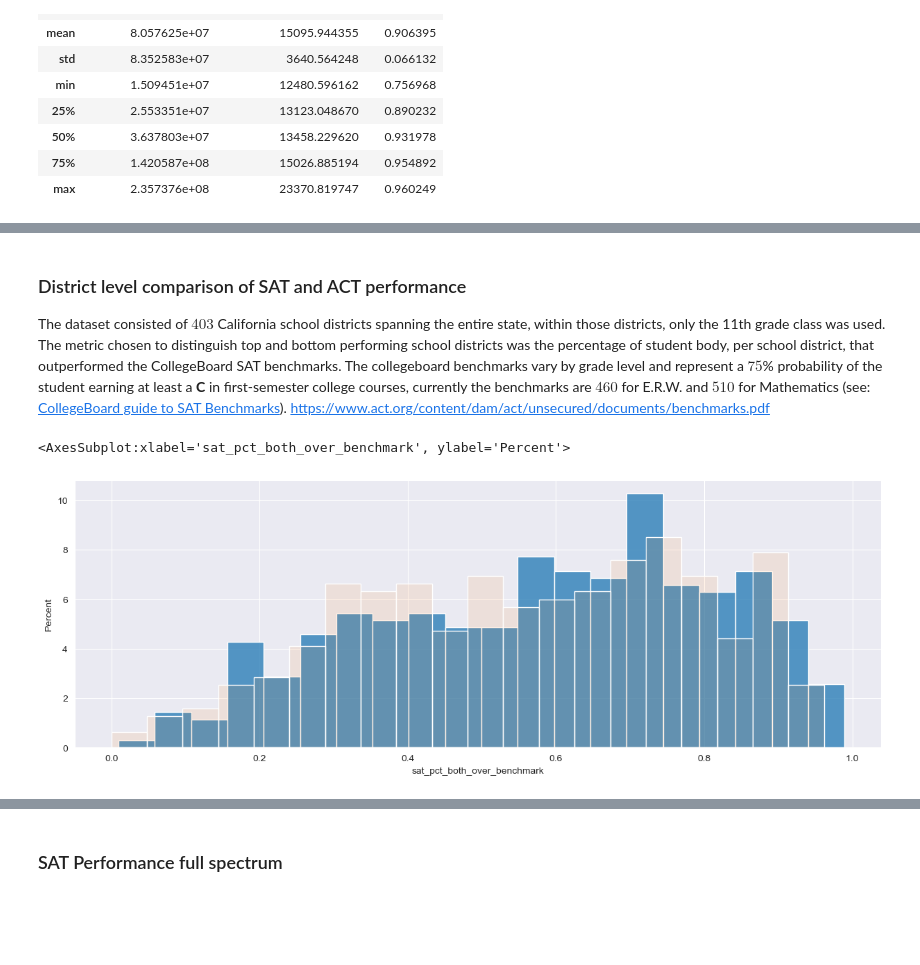
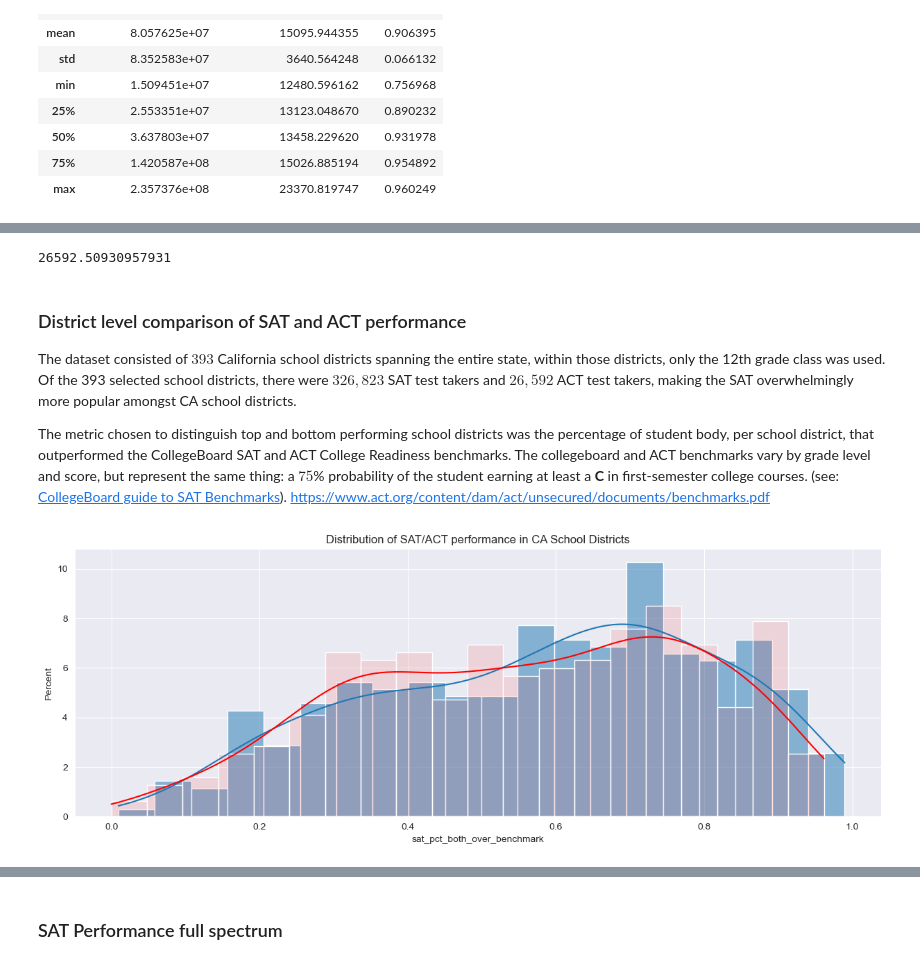
Before and after one commit to AlexSpradling/california_sat_analysis, a Jupyter notebook: code/starter-code Alex.ipynb, the cells around one changed output, grey strips where cells are left out. Cells and saved outputs as stored; diff of their text form; code cells hidden in the pictures; blank space fills up the shorter version.

Commit message:
Added more visualizations.

```diff
--- a/code/starter-code Alex.ipynb
+++ b/code/starter-code Alex.ipynb
@@ -631,12 +692,17 @@ final_merged_df.query('num_tst_takr > 100 and act_num_tst_takr > 100')
+# %%
+final_merged_df['act_num_tst_takr'].sum()
+# %% [output]
+26592.50930957931
 # %% [markdown]
 ### District level comparison of SAT and ACT performance
 
-The dataset consisted of $403$ California school districts spanning the entire state, within those districts, only the 11th grade class was used. The metric chosen to distinguish top and bottom performing school districts was the percentage of student body, per school district, that outperformed the CollegeBoard SAT benchmarks. The collegeboard benchmarks vary by grade level and represent a $75$% probability of the student earning at least a **C** in first-semester college courses, currently the benchmarks are $460$ for E.R.W. and $510$ for Mathematics (see: [CollegeBoard guide to SAT Benchmarks](https://satsuite.collegeboard.org/media/pdf/educator-benchmark-brief.pdf)). https://www.act.org/content/dam/act/unsecured/documents/benchmarks.pdf
+The dataset consisted of $393$ California school districts spanning the entire state, within those districts, only the 12th grade class was used. Of the 393 selected school districts, there were $326,823$ SAT test takers and $26,592$ ACT test takers, making the SAT overwhelmingly more popular amongst CA school districts.
+
+The metric chosen to distinguish top and bottom performing school districts was the percentage of student body, per school district, that outperformed the CollegeBoard SAT and ACT College Readiness benchmarks. The collegeboard and ACT benchmarks vary by grade level and score, but represent the same thing: a $75$% probability of the student earning at least a **C** in first-semester college courses. (see: [CollegeBoard guide to SAT Benchmarks](https://satsuite.collegeboard.org/media/pdf/educator-benchmark-brief.pdf)). https://www.act.org/content/dam/act/unsecured/documents/benchmarks.pdf
 # %%
 fig, axs = plt.subplots(1, figsize=(15,5))
-sns.histplot(final_merged_df, x = 'sat_pct_both_over_benchmark', stat = 'percent', bins =20)
-sns.histplot(final_merged_df, x = 'act_pct_ge_21', stat = 'percent', bins = 20, alpha = 0.1)
-# fig.set(title = 'Distribution of SAT performance in CA School Districts');
+sns.histplot(final_merged_df, x = 'sat_pct_both_over_benchmark', stat = 'percent', bins =20,kde=True)
+sns.histplot(final_merged_df, x = 'act_pct_ge_21', stat = 'percent', bins = 20, alpha = 0.1, color='r', kde=True)
+axs.set(title = 'Distribution of SAT/ACT performance in CA School Districts');
 # %% [output]
-<AxesSubplot:xlabel='sat_pct_both_over_benchmark', ylabel='Percent'>
-[figure, old version]
+[figure, new version]
```
Also changed, not shown: parts of 10 cells of this notebook.
